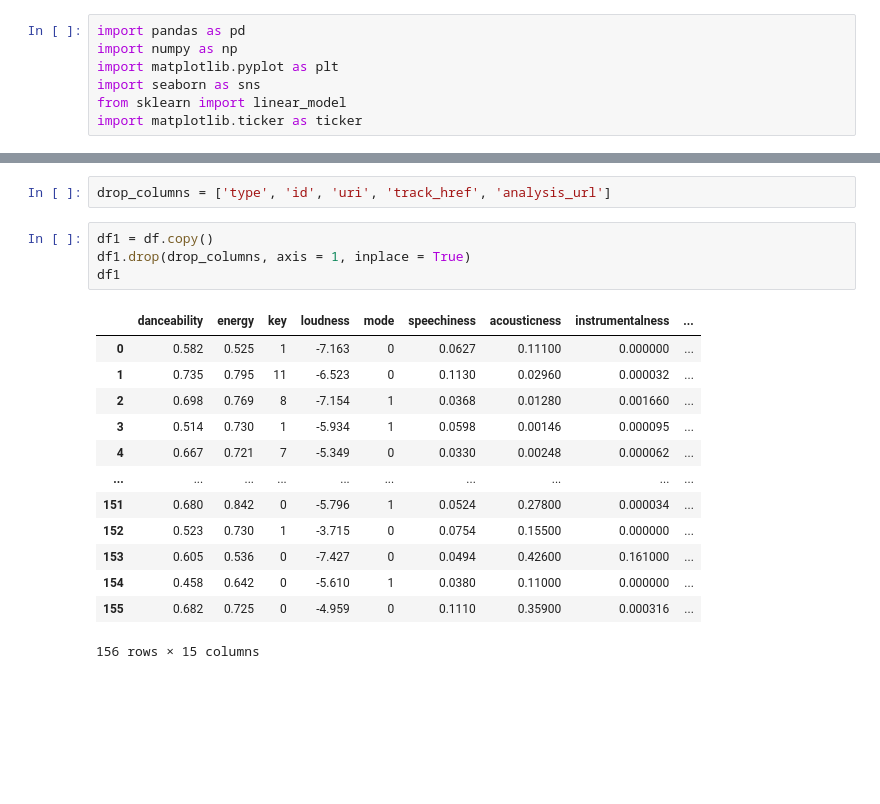
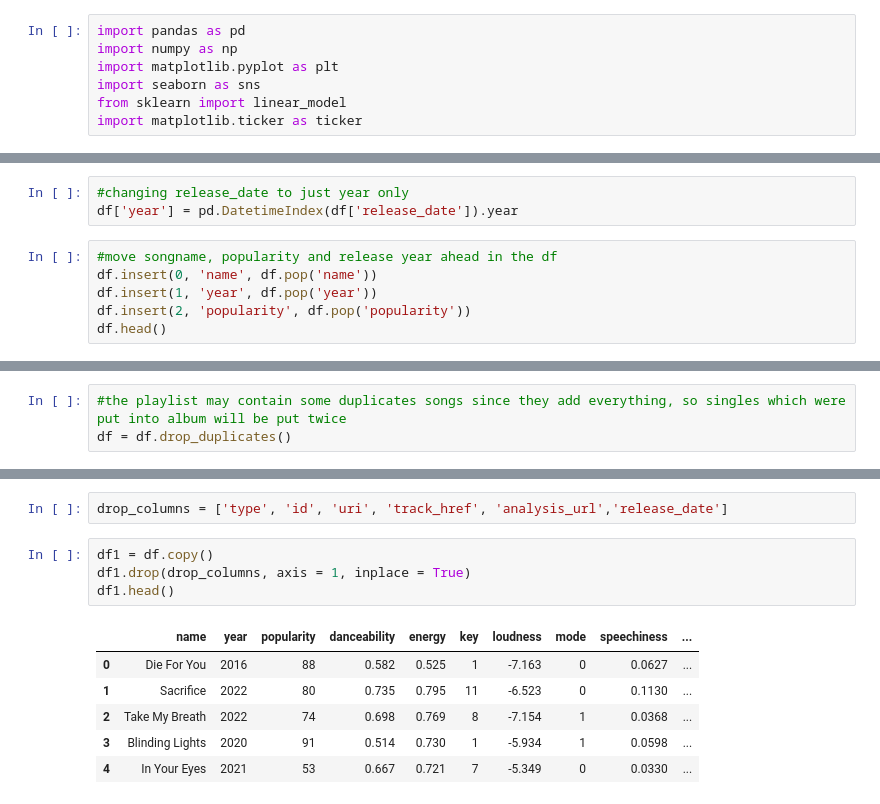
Before and after one commit to tobibui1904/Spotify--Analyze, a Jupyter notebook: eda.ipynb, the cells around one changed output, grey strips where cells are left out. Drawn from its saved outputs; the diff is of its cells as text; blank space fills up the shorter version.

```diff
--- a/eda.ipynb
+++ b/eda.ipynb
@@ -17,0 +19,9 @@ df.head(5)
+# %%
+#changing release_date to just year only
+df['year'] = pd.DatetimeIndex(df['release_date']).year
+# %%
+#move songname, popularity and release year ahead in the df
+df.insert(0, 'name', df.pop('name'))
+df.insert(1, 'year', df.pop('year'))
+df.insert(2, 'popularity', df.pop('popularity'))
+df.head()
@@ -21,0 +40,3 @@ df.shape
+# %%
+#the playlist may contain some duplicates songs since they add everything, so singles which were put into album will be put twice
+df = df.drop_duplicates()
@@ -22,20 +63,13 @@ df.shape
 # %%
-drop_columns = ['type', 'id', 'uri', 'track_href', 'analysis_url']
+drop_columns = ['type', 'id', 'uri', 'track_href', 'analysis_url','release_date']
 # %%
 df1 = df.copy()
 df1.drop(drop_columns, axis = 1, inplace = True)
-df1
+df1.head()
 # %% [output]
-|  | danceability | energy | key | loudness | mode | speechiness | acousticness | instrumentalness | ... |
-| 0 | 0.582 | 0.525 | 1 | -7.163 | 0 | 0.0627 | 0.11100 | 0.000000 | ... |
-| 1 | 0.735 | 0.795 | 11 | -6.523 | 0 | 0.1130 | 0.02960 | 0.000032 | ... |
-| 2 | 0.698 | 0.769 | 8 | -7.154 | 1 | 0.0368 | 0.01280 | 0.001660 | ... |
-| 3 | 0.514 | 0.730 | 1 | -5.934 | 1 | 0.0598 | 0.00146 | 0.000095 | ... |
-| 4 | 0.667 | 0.721 | 7 | -5.349 | 0 | 0.0330 | 0.00248 | 0.000062 | ... |
-| ... | ... | ... | ... | ... | ... | ... | ... | ... | ... |
-| 151 | 0.680 | 0.842 | 0 | -5.796 | 1 | 0.0524 | 0.27800 | 0.000034 | ... |
-| 152 | 0.523 | 0.730 | 1 | -3.715 | 0 | 0.0754 | 0.15500 | 0.000000 | ... |
-| 153 | 0.605 | 0.536 | 0 | -7.427 | 0 | 0.0494 | 0.42600 | 0.161000 | ... |
-| 154 | 0.458 | 0.642 | 0 | -5.610 | 1 | 0.0380 | 0.11000 | 0.000000 | ... |
-| 155 | 0.682 | 0.725 | 0 | -4.959 | 0 | 0.1110 | 0.35900 | 0.000316 | ... |
+|  | name | year | popularity | danceability | energy | key | loudness | mode | speechiness | ... |
+| 0 | Die For You | 2016 | 88 | 0.582 | 0.525 | 1 | -7.163 | 0 | 0.0627 | ... |
+| 1 | Sacrifice | 2022 | 80 | 0.735 | 0.795 | 11 | -6.523 | 0 | 0.1130 | ... |
+| 2 | Take My Breath | 2022 | 74 | 0.698 | 0.769 | 8 | -7.154 | 1 | 0.0368 | ... |
+| 3 | Blinding Lights | 2020 | 91 | 0.514 | 0.730 | 1 | -5.934 | 1 | 0.0598 | ... |
+| 4 | In Your Eyes | 2021 | 53 | 0.667 | 0.721 | 7 | -5.349 | 0 | 0.0330 | ... |
-156 rows × 15 columns
```
Also changed, not shown: parts of 9 cells of this notebook, 3 other files.
